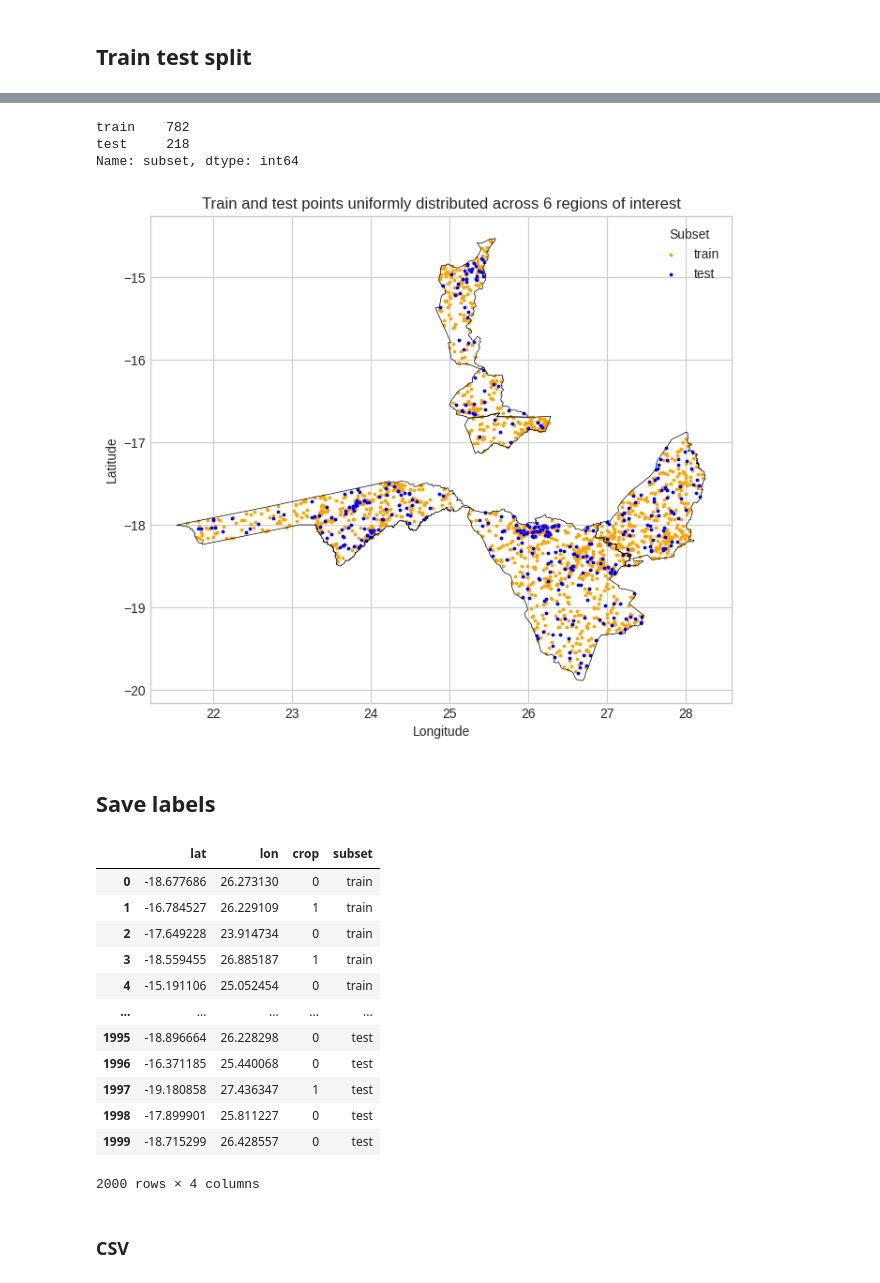
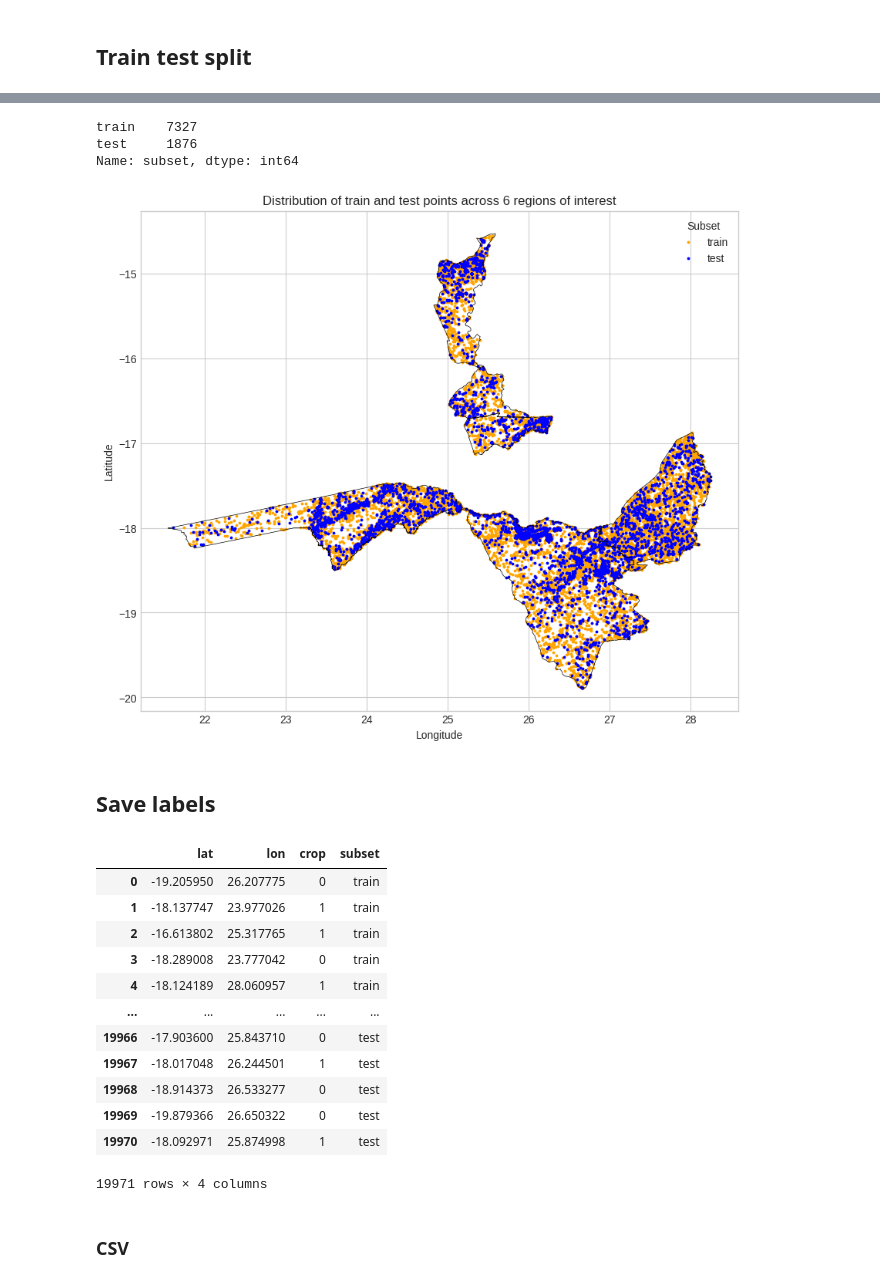
Before and after one commit to alexvmt/farm_plot_detection, a Jupyter notebook: sample_points_from_kaza_landcover_2020.ipynb, the cells around one changed output, grey strips where cells are left out. Cells and saved outputs as stored; diff of their text form; code cells hidden in the pictures.

```diff
--- a/sample_points_from_kaza_landcover_2020.ipynb
+++ b/sample_points_from_kaza_landcover_2020.ipynb
@@ -221,14 +249,39 @@ def extract_data_from_raster(raster_file_path):
 
     return dataframe
 # %%
-def sample_points(points_dataframe, regions_dataframe, region_name, positive_class):
+def sample_points(points_dataframe, regions_dataframe, region_name, crop_landcover_code, landcover_mapping, n):
 
-    n = regions_dataframe[regions_dataframe['region'] == region_name]['samples_per_class'].values
+    n_points = round(regions_dataframe[regions_dataframe['region'] == region_name]['samples'].values[0] / 2)
 
-    samples_positive_class = points_dataframe[points_dataframe['landcover_class'] == positive_class].sample(n, random_state=seed)
-    samples_negative_class = points_dataframe[points_dataframe['landcover_class'] != positive_class].sample(n, random_state=seed)
+    print('        Sampling {} crop points...'.format(n_points))
+    crop_samples = points_dataframe[points_dataframe['landcover_class'] == crop_landcover_code].sample(n_points, random_state=seed)
 
-    all_samples = pd.concat([samples_positive_class, samples_negative_class], axis=0).reset_index(drop=True)
+    print('        Sampling {} non-crop points...'.format(n_points))
+
+    existing_landcover_codes = list(points_dataframe[~points_dataframe['landcover_class'].isin([crop_landcover_code])]['landcover_class'].unique())
+    existing_landcover_codes.extend([crop_landcover_code])
+    not_existing_landcover_codes = list(landcover_mapping[~landcover_mapping['code'].isin(existing_landcover_codes)]['class'])
+
+    if len(not_existing_landcover_codes) > 0:
+        print('            The following landcover classes do not exist in {}:'.format(region))
+        for landcover_class in not_existing_landcover_codes:
+            print('                {}'.format(landcover_class))
+
+    non_crop_samples = pd.DataFrame()
+    n_points_per_non_crop_landcover_class = round(n_points / len(existing_landcover_codes))
+
+    for code in existing_landcover_codes:
+
+        samples = points_dataframe[points_dataframe['landcover_class'].isin([code])].reset_index(drop=True)
+        total_samples = len(samples)
+
+        if total_samples >= n_points_per_non_crop_landcover_class:
+            non_crop_samples = pd.concat([non_crop_samples, samples.sample(n_points_per_non_crop_landcover_class, random_state=seed)], ignore_index=True)
+        elif total_samples > 0 & total_samples < n_points_per_non_crop_landcover_class:
+            print('            Not enough samples for landcover class {}; using only {} samples instead...'.format(code, total_samples))
+            non_crop_samples = pd.concat([non_crop_samples, samples.sample(total_samples, random_state=seed)], ignore_index=True)
+
+    all_samples = pd.concat([crop_samples, non_crop_samples], axis=0).reset_index(drop=True)
     all_samples['region'] = region_name
 
     return all_samples
@@ -266,12 +319,15 @@ for region in regions:
     df = extract_data_from_raster(os.path.join(raster_path, region.lower() + '.tif'))
 
     print('    Sampling points...')
-    samples = sample_points(df, regions_of_interest, region, positive_class)
+    samples = sample_points(df, regions_of_interest, region, crop_landcover_code, landcover_mapping, n)
 
     print('    Making geodataframe...')
     samples_gdf = make_geodataframe(samples, out_transform)
 
     sampled_points_per_region = pd.concat([sampled_points_per_region, samples_gdf], axis=0)
+
+    print('Processing {} completed.'.format(region))
+    print('\n')
 # %% [output]
 Processing Binga...
     Clipping raster...
@@ -413,7 +522,7 @@ plt.show()
 ## Train test split
 # %%
 sampled_points_per_region = sampled_points_per_region.sample(frac=1, random_state=seed).reset_index(drop=True)
-sampled_points_per_region['subset'] = ['train'] * int(len(sampled_points_per_region) * 0.8) + ['test'] * int(len(sampled_points_per_region) * 0.2)
+sampled_points_per_region['subset'] = ['train'] * round(len(sampled_points_per_region) * 0.8) + ['test'] * round(len(sampled_points_per_region) * 0.2)
 sampled_points_per_region
 # %% [output]
 |  | landcover_class | region | geometry | class | subset |
@@ -443,12 +552,12 @@ test     182
 Name: subset, dtype: int64
 # %%
-sampled_points_per_region[sampled_points_per_region['landcover_class'] != positive_class]['subset'].value_counts()
+sampled_points_per_region[sampled_points_per_region['landcover_class'] != crop_landcover_code]['subset'].value_counts()
 # %% [output]
-train    782
-test     218
+train    7327
+test     1876
 Name: subset, dtype: int64
 # %%
-fig, ax = plt.subplots(figsize=(8,8))
+fig, ax = plt.subplots(figsize=(10,10))
 
 regions_of_interest[~regions_of_interest['region'].isin(['Hwange_West', 'Hwange_East'])].exterior.to_crs(epsg=4326).plot(ax=ax, edgecolor='black', linewidth=0.5)
 
@@ -458,33 +567,33 @@ sampled_points_per_region[sampled_points_per_region['subset'] == 'test'].plot(ax
 plt.legend(title='Subset')
 plt.xlabel('Longitude')
 plt.ylabel('Latitude')
-plt.title('Train and test points uniformly distributed across 6 regions of interest')
+plt.title('Distribution of train and test points across 6 regions of interest')
 
 plt.show()
 # %% [output]
-[figure, old version]
+[figure, new version]
 # %% [markdown]
 ## Save labels
 # %%
-sampled_points_per_region['crop'] = sampled_points_per_region['landcover_class'].apply(lambda x: 1 if x == positive_class else 0)
+sampled_points_per_region['crop'] = sampled_points_per_region['landcover_class'].apply(lambda x: 1 if x == crop_landcover_code else 0)
 sampled_points_per_region['lat'] = sampled_points_per_region['geometry'].y
 sampled_points_per_region['lon'] = sampled_points_per_region['geometry'].x
 labels = sampled_points_per_region[['lat', 'lon', 'crop', 'subset']].copy()
 labels
 # %% [output]
 |  | lat | lon | crop | subset |
-| 0 | -18.677686 | 26.273130 | 0 | train |
-| 1 | -16.784527 | 26.229109 | 1 | train |
-| 2 | -17.649228 | 23.914734 | 0 | train |
-| 3 | -18.559455 | 26.885187 | 1 | train |
-| 4 | -15.191106 | 25.052454 | 0 | train |
+| 0 | -19.205950 | 26.207775 | 0 | train |
+| 1 | -18.137747 | 23.977026 | 1 | train |
+| 2 | -16.613802 | 25.317765 | 1 | train |
+| 3 | -18.289008 | 23.777042 | 0 | train |
+| 4 | -18.124189 | 28.060957 | 1 | train |
 | ... | ... | ... | ... | ... |
-| 1995 | -18.896664 | 26.228298 | 0 | test |
-| 1996 | -16.371185 | 25.440068 | 0 | test |
-| 1997 | -19.180858 | 27.436347 | 1 | test |
-| 1998 | -17.899901 | 25.811227 | 0 | test |
-| 1999 | -18.715299 | 26.428557 | 0 | test |
+| 19966 | -17.903600 | 25.843710 | 0 | test |
+| 19967 | -18.017048 | 26.244501 | 1 | test |
+| 19968 | -18.914373 | 26.533277 | 0 | test |
+| 19969 | -19.879366 | 26.650322 | 0 | test |
+| 19970 | -18.092971 | 25.874998 | 1 | test |
-2000 rows × 4 columns
+19971 rows × 4 columns
 # %%
 labels_file_path = '../processed_data'
 labels_file_name = 'kaza_bengo_crop_2020'
```
Also changed, not shown: parts of 33 cells of this notebook.
